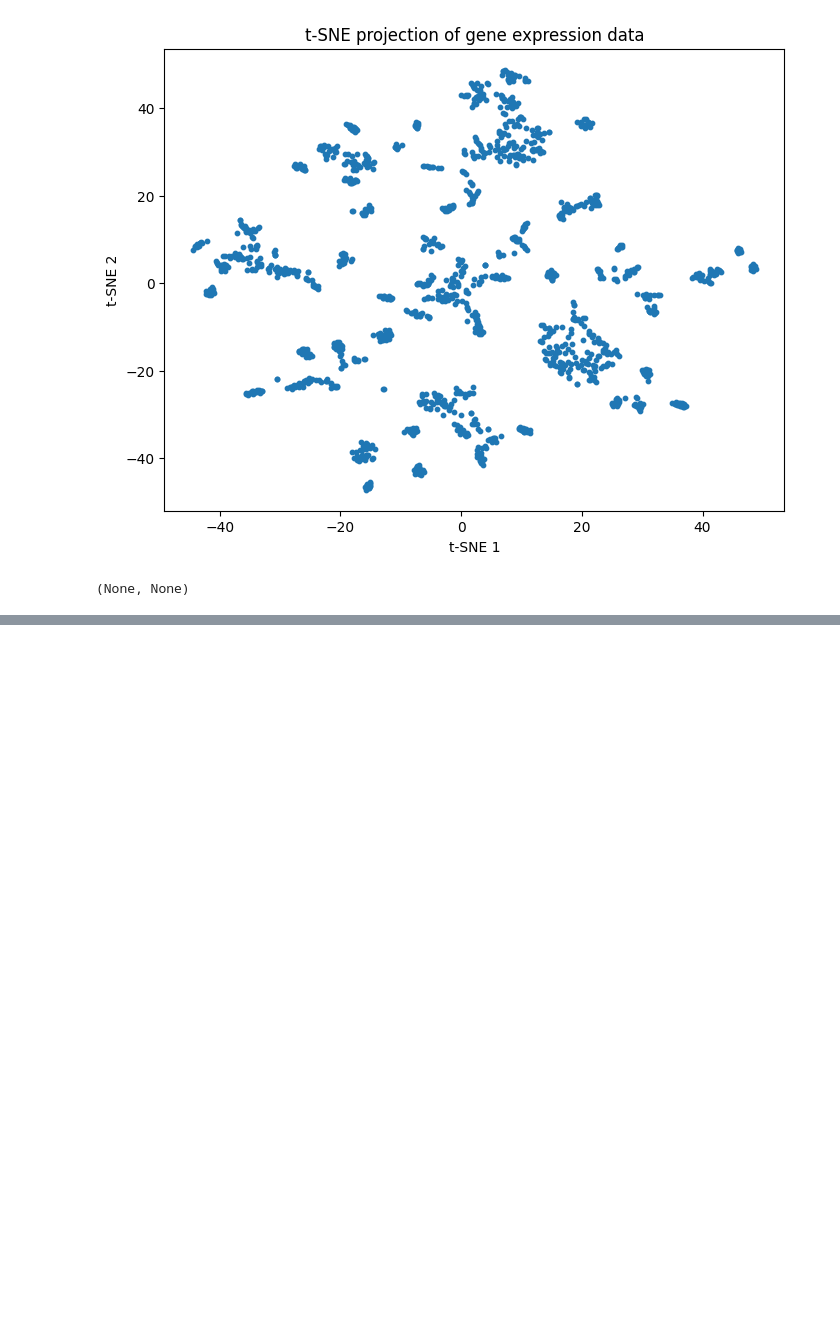
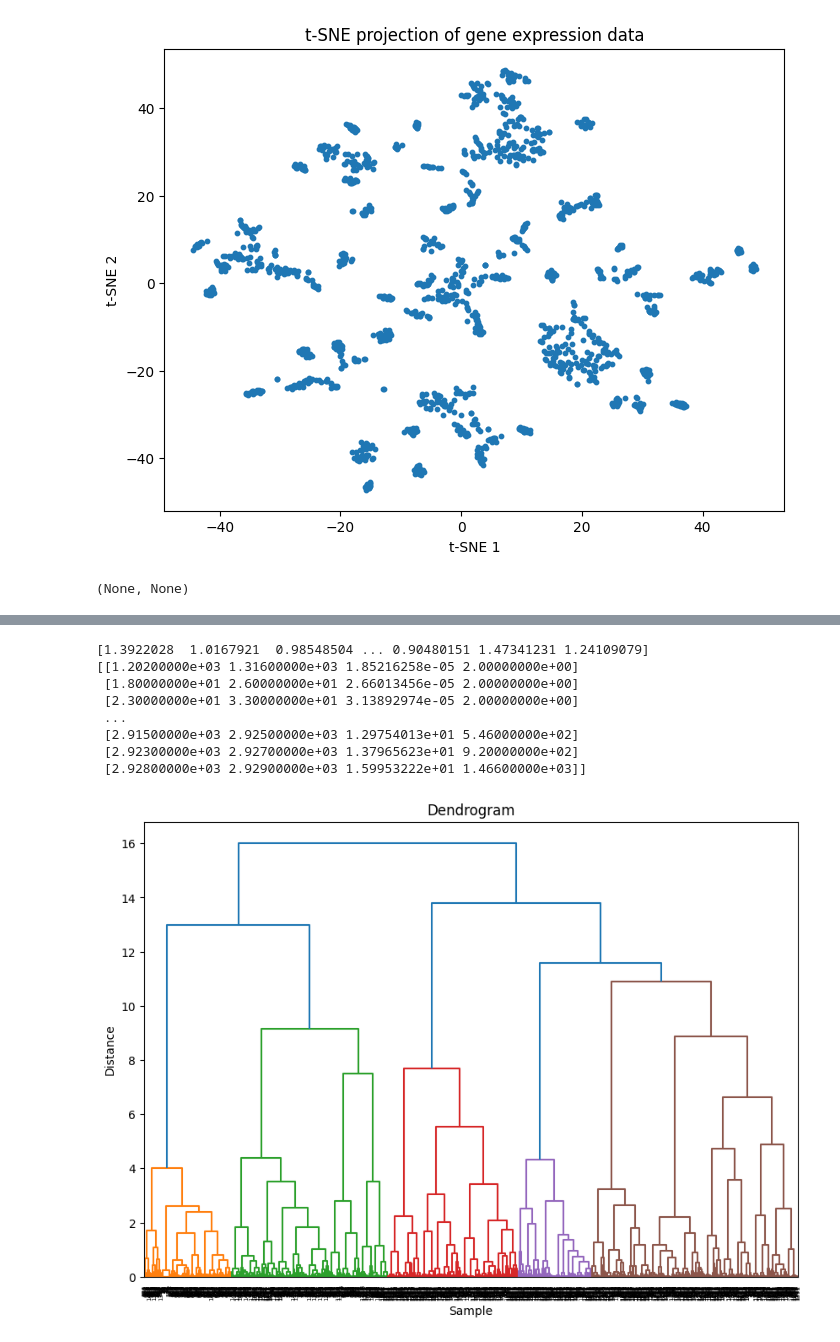
Before and after one commit to willyzzz/Barlow_twins_genes, a Jupyter notebook: data_analysis.ipynb, the cells around one changed output, grey strips where cells are left out. Cells and saved outputs as stored; diff of their text form; code cells hidden in the pictures; blank space fills up the shorter version.

```diff
--- a/data_analysis.ipynb
+++ b/data_analysis.ipynb
@@ -149,0 +163,13 @@ hierarchical_clustering(embedding)
+# %%
+# after barlow twins
+hierarchical_clustering(embedding, metric = 'correlation', method = 'ward')
+# %% [output]
+[1.3922028  1.0167921  0.98548504 ... 0.90480151 1.47341231 1.24109079]
+[[1.20200000e+03 1.31600000e+03 1.85216258e-05 2.00000000e+00]
+ [1.80000000e+01 2.60000000e+01 2.66013456e-05 2.00000000e+00]
+ [2.30000000e+01 3.30000000e+01 3.13892974e-05 2.00000000e+00]
+ ...
+ [2.91500000e+03 2.92500000e+03 1.29754013e+01 5.46000000e+02]
+ [2.92300000e+03 2.92700000e+03 1.37965623e+01 9.20000000e+02]
+ [2.92800000e+03 2.92900000e+03 1.59953222e+01 1.46600000e+03]]
+[figure, added]
```
Also changed, not shown: parts of 4 cells of this notebook.
